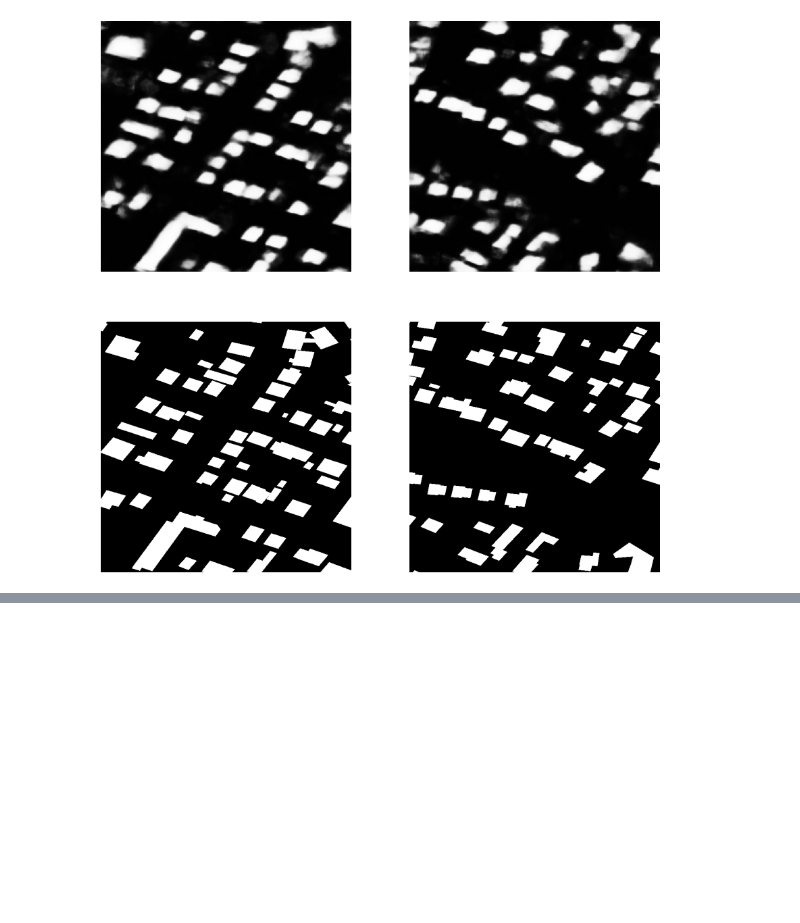
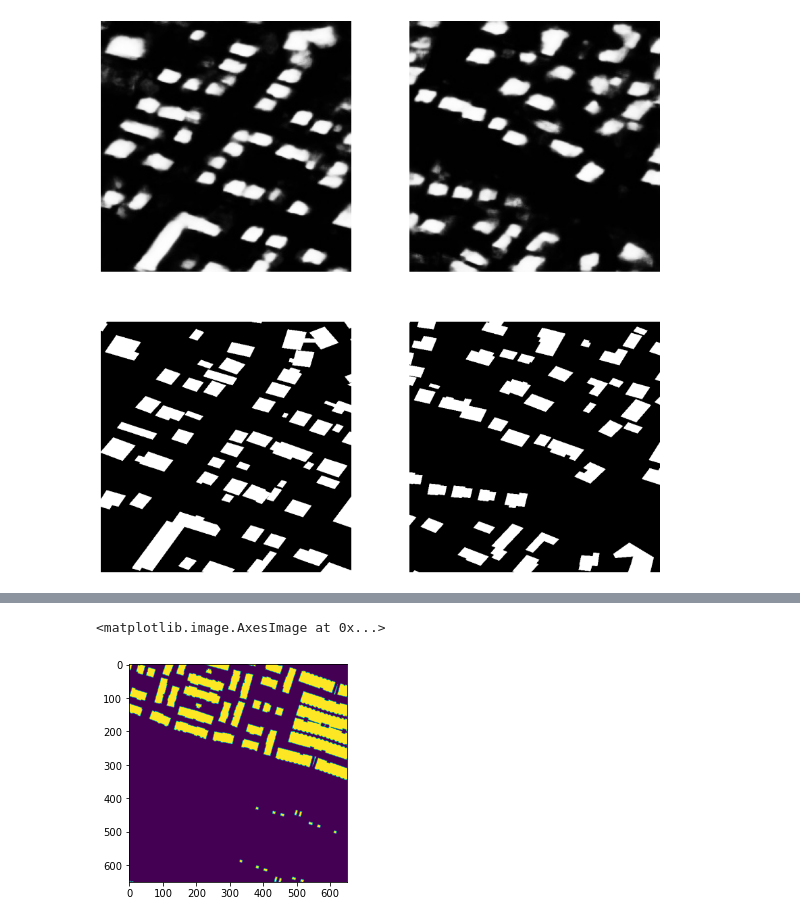
Before and after one commit to bryanjonas/pytorch-nested-unet, a Jupyter notebook: ImageViewing.ipynb, the cells around one changed output, grey strips where cells are left out. Drawn from its saved outputs; the diff is of its cells as text; code cells hidden in the pictures; blank space fills up the shorter version.

```diff
--- a/ImageViewing.ipynb
+++ b/ImageViewing.ipynb
@@ -49,0 +68,5 @@ for idx, ax in enumerate(axs[1]):
+# %%
+plt.imshow(aug['mask'])
+# %% [output]
+<matplotlib.image.AxesImage at 0x...>
+[figure, added]
```
Also changed, not shown: parts of 3 cells of this notebook, 3 other files.
